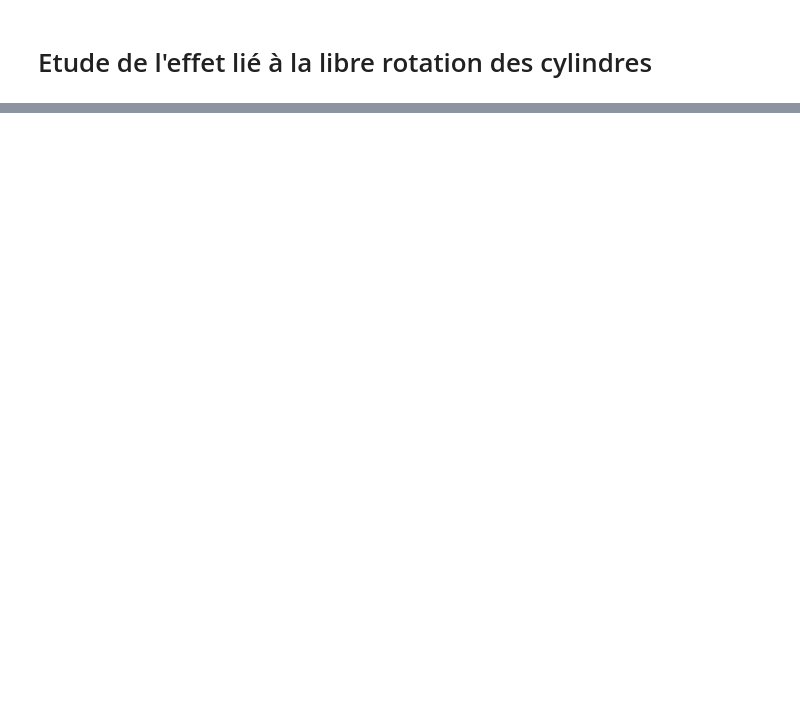
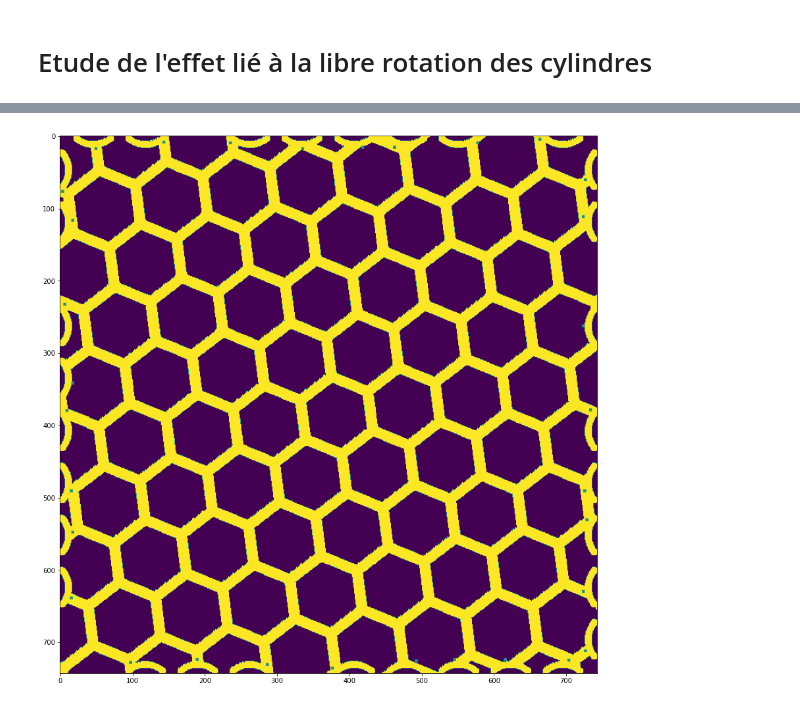
Before and after one commit to h06e/abakubc, a Jupyter notebook: utilities/nida_study.ipynb, the cells around one changed output, grey strips where cells are left out. Drawn from its saved outputs; the diff is of its cells as text; code cells hidden in the pictures; blank space fills up the shorter version.

```diff
--- a/utilities/nida_study.ipynb
+++ b/utilities/nida_study.ipynb
@@ -584,0 +738,95 @@ Using matplotlib backend: TkAgg
+# %%
+
+# ! DEBUG
+# %matplotlib
+
+
+def get_circle(center, radius: float, PIC_SIZE) -> list[list]:
+    """return a list of pix """
+    center = np.array(center)
+    l = []
+    N = 500
+    for i in range(N):
+        x = int(center[0]+radius*cos(2*pi*i/N))
+        y = int(center[1]+radius*sin(2*pi*i/N))
+        if [x, y] not in l and x >= 0 and y >= 0 and x < PIC_SIZE and y < PIC_SIZE:
+            l.append([x, y])
+    return l
+
+
+def init_pix():
+    DIST_FROM_EDGE = 10.0
+    SMALL_RADIUS = 13.0
+    BIG_RADIUS = 16.0
+    DIST_FROM_CORNER_EDGE = 18.0
+    PAS = 28.0
+    L = 288.0
+
+    PIC_SIZE = 743  # square shape
+    SCALE = PIC_SIZE/L
+    centers = np.zeros((4, 10, 2))
+    for cote in range(4):
+        for cyl in range(10):
+            if cote % 2 == 1:
+                x = - cyl*PAS*SCALE + (L-DIST_FROM_CORNER_EDGE)*SCALE
+                y = L*SCALE+DIST_FROM_EDGE*SCALE if cote == 1 else -DIST_FROM_EDGE*SCALE
+            else:
+                x = L*SCALE+DIST_FROM_EDGE*SCALE if cote == 0 else -DIST_FROM_EDGE*SCALE
+                y = cyl*PAS*SCALE + DIST_FROM_CORNER_EDGE*SCALE
+            centers[cote, cyl, :] = np.array([int(x), int(y)])
+    supports_lists = [[], [], [], []]
+
+    for co in range(4):
+        for cy in range(10):
+            pix_list = get_circle(
+                centers[co, cy, :], 1.06*SCALE*BIG_RADIUS, PIC_SIZE)
+            if co % 2 == 0:
+                pix_list = sorted(pix_list, key=lambda x: x[1])
+            else:
+                pix_list = sorted(pix_list, key=lambda x: x[0])
+
+            supports_lists[co].append(Support(pix_list))
+
+    return supports_lists
+
+
+def draw_circle(img, pix_list, val=0.0):
+    for p in pix_list:
+        img[p[0], p[1]] = val
+    return img
+
+
+class Support:
+    def __init__(self, pix_list) -> None:
+        self.pix_list = pix_list
+
+
+def compute_support_links(test, supports_lists):
+    support_links = np.zeros((4, 10))
+    support_links[:] = np.nan
+    for co in range(4):
+        for cy in range(10):
+            if cy not in test.skipped_cyl[co]:
+                pix_list = supports_lists[co][cy].pix_list
+                img = test.get_geo()
+                s = 0
+                s_counter = 0.0
+                for i, p in enumerate(pix_list):
+                    if img[p[0], p[1]] == 1.0:
+                        s += i
+                        s_counter += 1
+                moyenne = int(s/s_counter)
+                support_links[co, cy] = moyenne/len(pix_list)-0.5
+                img2[pix_list[moyenne][0]-2:pix_list[moyenne][0]+2,
+                     pix_list[moyenne][1]-2:pix_list[moyenne][1]+2]=0.5
+    test.support_links = support_links
+    return support_links
+
+t=data_scale_7[list(data_scale_7.keys())[1]]
+img = test.get_geo()
+img2=np.copy(img)
+supports_lists = init_pix()
+print(compute_support_links(test, supports_lists))
+plt.figure(figsize=(15,15))
+plt.imshow(img2)
+# %% [output]
@@ -584,0 +842 @@ Using matplotlib backend: TkAgg
+[figure, added]
```
Also changed, not shown: parts of 24 cells of this notebook, 19 other files.
